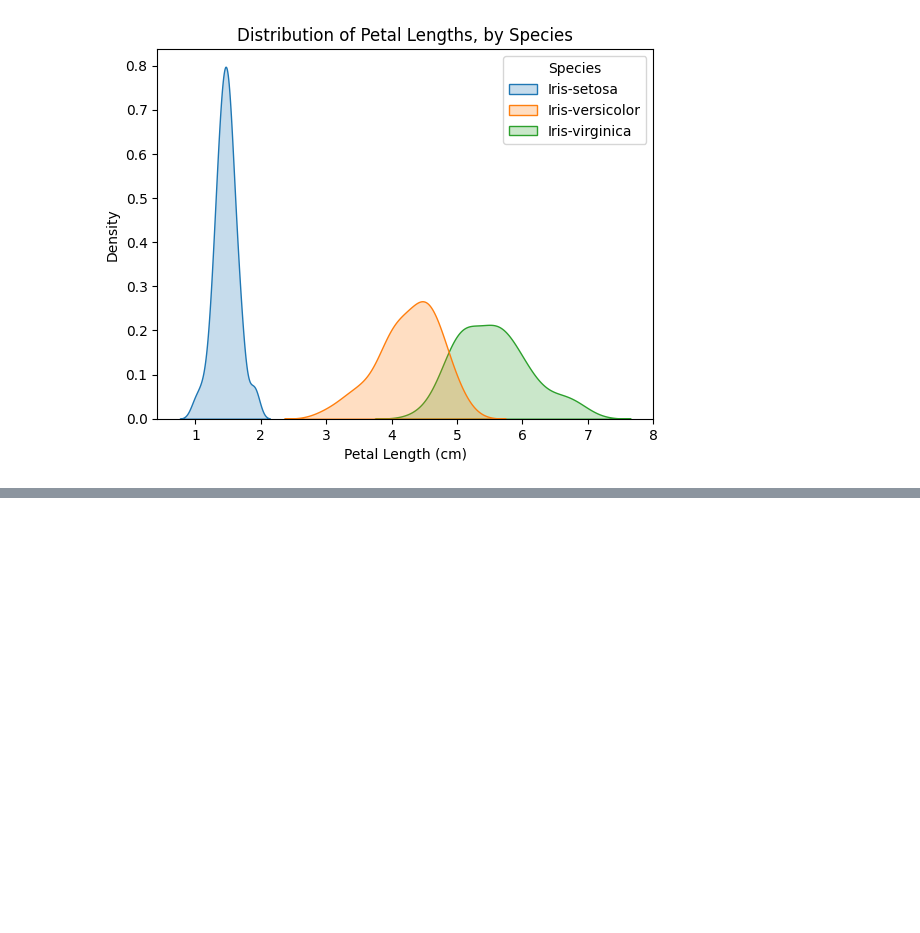
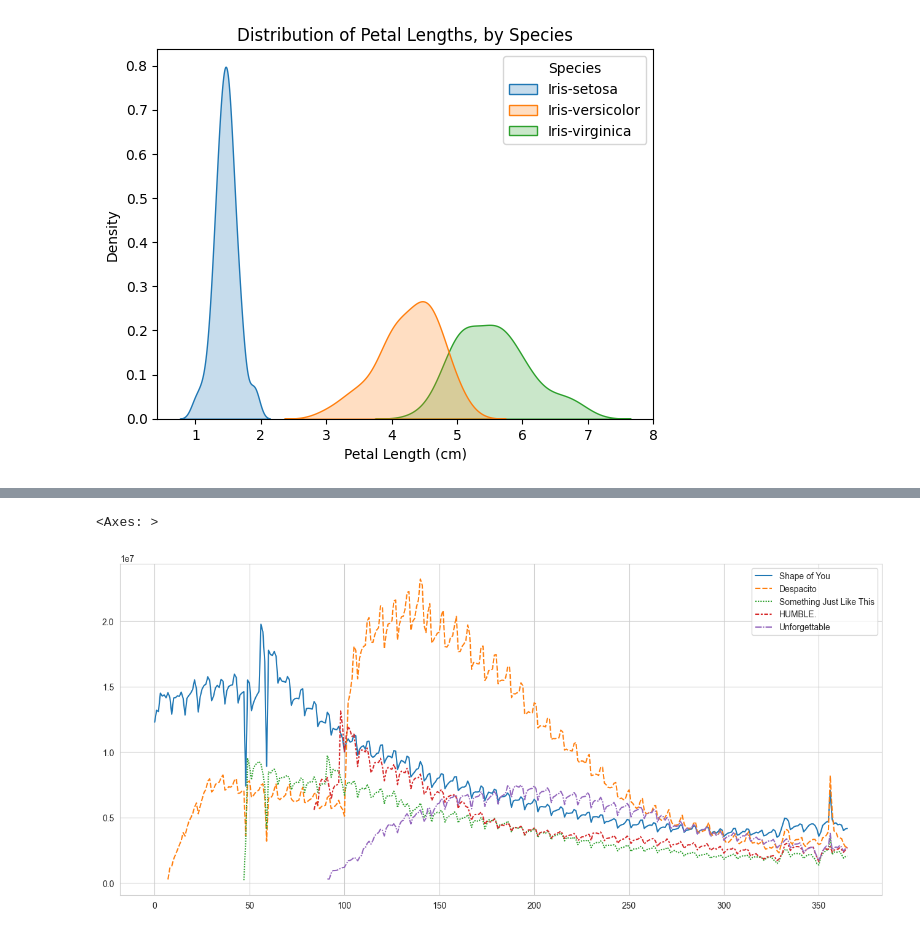
Before and after one commit to Krriisshna/Kaggle, a Jupyter notebook: Seaborn/seaborn.ipynb, the cells around one changed output, grey strips where cells are left out. Cells and saved outputs as stored; diff of their text form; code cells hidden in the pictures; blank space fills up the shorter version.

```diff
--- a/Seaborn/seaborn.ipynb
+++ b/Seaborn/seaborn.ipynb
@@ -261,0 +295,7 @@ Text(0.5, 1.0, 'Distribution of Petal Lengths, by Species')
+# %%
+plt.figure(figsize=(16,7))
+sns.set_style('whitegrid')
+sns.lineplot(data=spotify_data)
+# %% [output]
+<Axes: >
+[figure, added]
```
Also changed, not shown: parts of 7 cells of this notebook, 1 other file.
